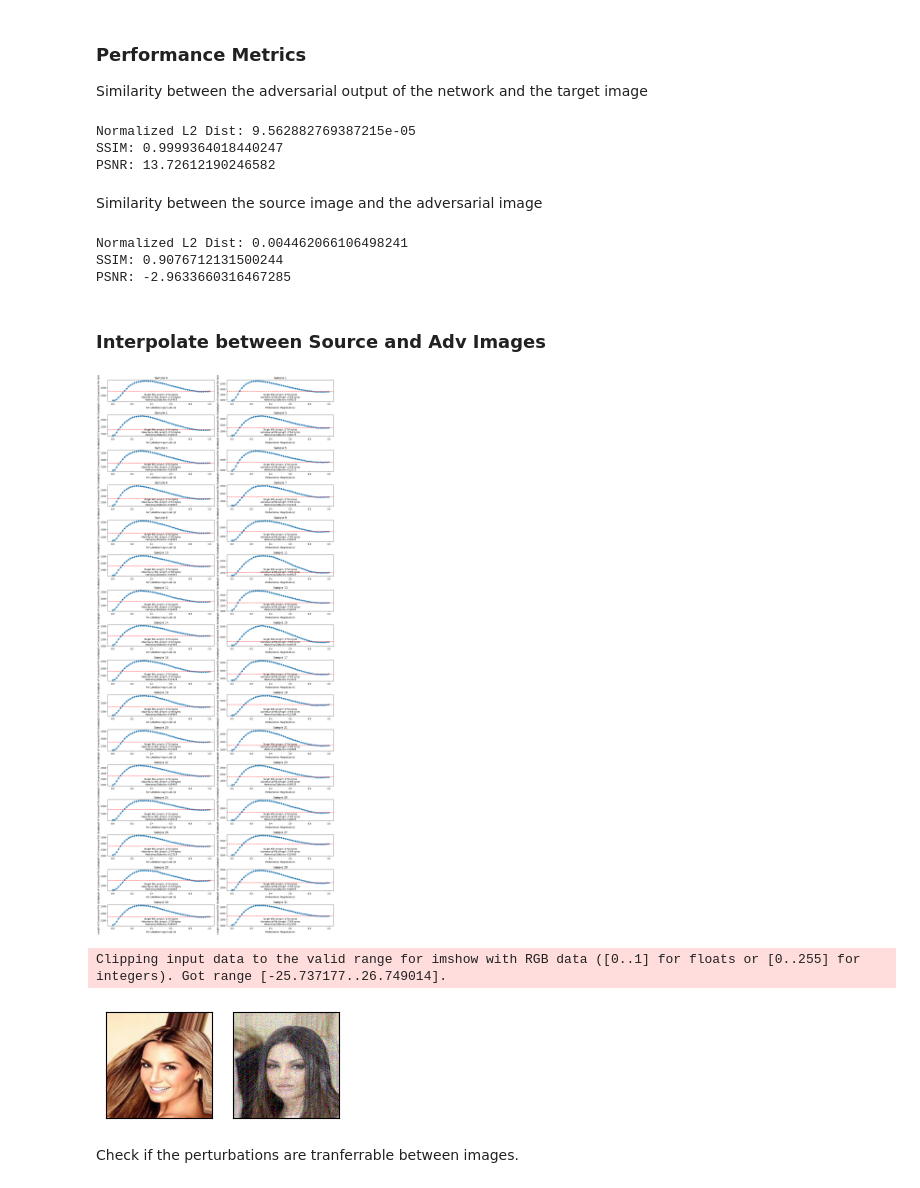
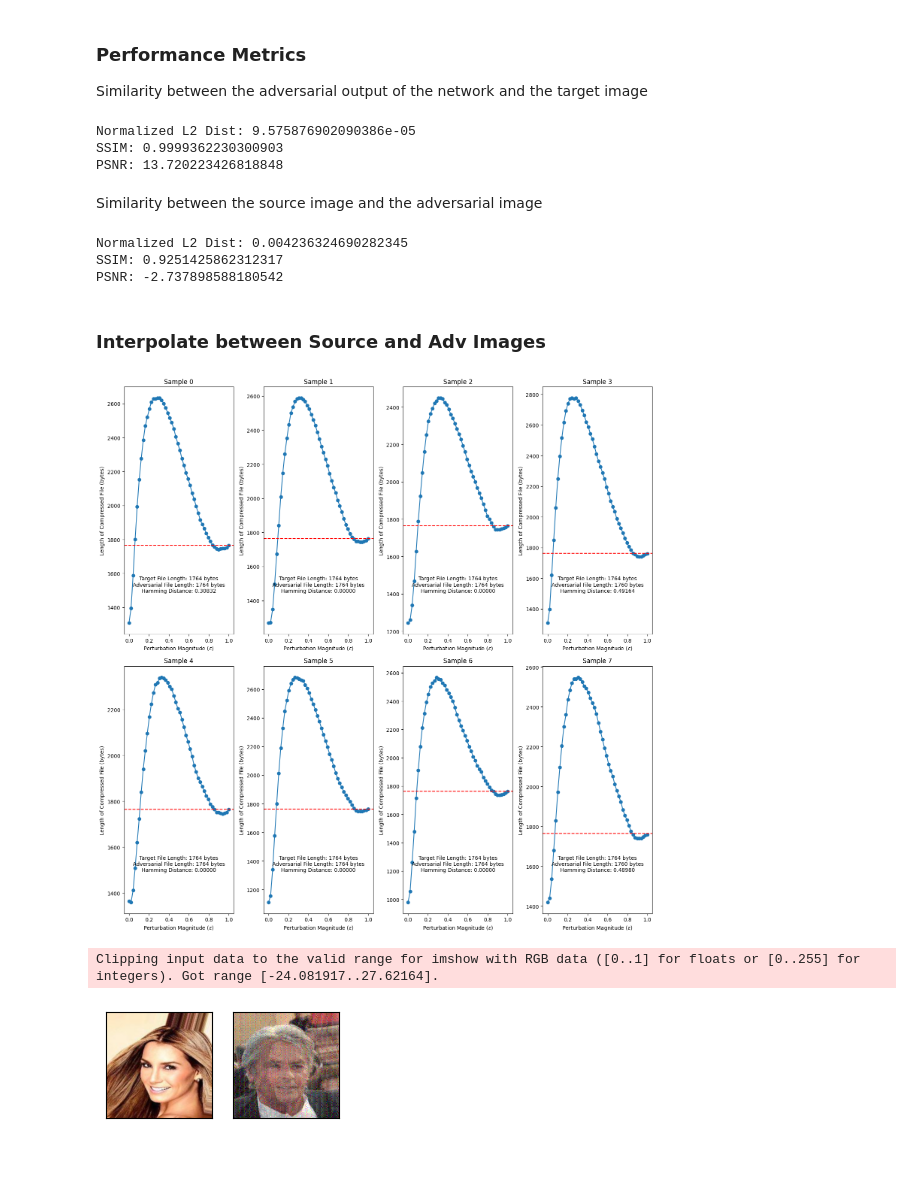
Before and after one commit to neddamj/nicsec, a Jupyter notebook: attack_neural_compression.ipynb, the cells around one changed output. Saved outputs shown, nothing was run; the diff lists cells and outputs as text; code cells hidden in the pictures; blank space fills up the shorter version.

```diff
--- a/attack_neural_compression.ipynb
+++ b/attack_neural_compression.ipynb
@@ -43,9 +43,9 @@ models = {
     'my_cheng2020_anchor'         : my_cheng2020_anchor(quality=2, pretrained=True).train().to(torch.float32).to(device),
     'my_cheng2020_attn'           : my_cheng2020_attn(quality=2, pretrained=True).train().to(torch.float32).to(device),
     'my_mbt2018'                  : my_mbt2018(quality=2, pretrained=True).train().to(torch.float32).to(device),
-    'my_mbt2018_mean'             : my_mbt2018_mean(quality=2, pretrained=True).to(torch.float32).train().to(device)
+    'my_mbt2018_mean'             : my_mbt2018_mean(quality=2, pretrained=True).train().to(torch.float32).to(device)
 }
-net = models['my_bmshj2018_factorized']
+net = models['my_bmshj2018_factorized_relu']
 print(f'Parameters: {sum(p.numel() for p in net.parameters())}')
 # %% [output]
 Parameters: 2998147
@@ -90,7 +90,7 @@ class StatsMeter:
 # %%
 x = dataset[0][0].unsqueeze(0).to(device)
 
-num_sources = 32
+num_sources = 8
 x_hat = [] #dataset[1][0].unsqueeze(0).to(device)
 for i, (images, label) in enumerate(dataloader):
     # num sources must be less than batch size
@@ -102,7 +102,7 @@ x_hat.requires_grad = True
 # %%
 class CustomLRScheduler(_LRScheduler):
     def __init__(self,
-                 optimizer: torch.Tensor,
+                 optimizer: torch.optim.Optimizer,
                  update_every: int = 1000,
                  update_factor: int = 10,
                  last_epoch: int = -1):
@@ -246,9 +245,9 @@ for i in range(num_sources):
 
 print(f'Normalized L2 Dist: {torch.tensor(normalized_l2_dist).mean()}\nSSIM: {torch.tensor(struct_sim).mean()}\nPSNR: {torch.tensor(psnr).mean()}')
 # %% [output]
-Normalized L2 Dist: 9.562882769387215e-05
-SSIM: 0.9999364018440247
-PSNR: 13.72612190246582
+Normalized L2 Dist: 9.575876902090386e-05
+SSIM: 0.9999362230300903
+PSNR: 13.720223426818848
 # %% [markdown]
 Similarity between the source image and the adversarial image
 # %%
@@ -260,13 +259,13 @@ for i in range(num_sources):
 
 print(f'Normalized L2 Dist: {torch.tensor(normalized_l2_dist).mean()}\nSSIM: {torch.tensor(struct_sim).mean()}\nPSNR: {torch.tensor(psnr).mean()}')
 # %% [output]
-Normalized L2 Dist: 0.004462066106498241
-SSIM: 0.9076712131500244
-PSNR: -2.9633660316467285
+Normalized L2 Dist: 0.004236324690282345
+SSIM: 0.9251425862312317
+PSNR: -2.737898588180542
 # %% [markdown]
 ### Interpolate between Source and Adv Images
 # %%
-fig, axs = plt.subplots(num_sources // 2, 2, figsize=(15, 35))
+fig, axs = plt.subplots(num_sources // 4, 4, figsize=(15, 15))
 
 # Flatten axs if it's a 2D array to make indexing easier
 axs = axs.ravel() if num_sources > 1 else [axs]
@@ -303,46 +302,44 @@ for idx in range(num_sources):
         file_len = len(out['strings'][0][0])
         file_lengths.append(file_len)
 
     # Calculate Hamming distance between the target and adversarial image compression
     bytes1 = x_out['strings'][0][0]
     bytes2 = net.compress(x_hat[sample_number].unsqueeze(0).to(device))['strings'][0][0]  # Use the second-to-last intermediate image
 
     hamming_dist = 0
     for byte1, byte2 in zip(bytes1, bytes2):
         hamming_dist += bin(byte1 ^ byte2).count('1')
 
     normalized_hamming_dist = hamming_dist / (len(bytes1) * 8)
 
     # Plot the file lengths vs interpolation intervals
     axs[idx].plot(intervals.cpu(), file_lengths, marker='o')
     axs[idx].set_xlabel('Perturbation Magnitude ($\\epsilon$)')
     axs[idx].set_ylabel('Length of Compressed File (bytes)')
     axs[idx].set_title(f'Sample {sample_number}')
     axs[idx].axhline(y=x_len, color='r', linestyle='--', label='Original Image Length')
 
     # Display Hamming distance on the plot
     txt = f'Target File Length: {len(bytes1)} bytes\nAdversarial File Length: {len(bytes2)} bytes\nHamming Distance: {normalized_hamming_dist:.5f}'
     axs[idx].text(0.5, 0.2, txt,
                   horizontalalignment='center', verticalalignment='center',
                   transform=axs[idx].transAxes, fontsize=10, color='black')
 
 # Adjust layout to prevent overlapping subplots
 plt.tight_layout()
 plt.show()
 # %% [output]
-[figure, old version]
+[figure, new version]
 # %%
 fig, axs = plt.subplots(1, 2, figsize=(3, 3))
 # Flatten axs if it's a 2D array to make indexing easier
 axs = axs.ravel() if num_sources > 1 else [axs]
 
-imgs = [x.squeeze(0).permute(1, 2, 0).detach().cpu().numpy(), x_hat[28].permute(1, 2, 0).detach().cpu().numpy()]
+imgs = [x.squeeze(0).permute(1, 2, 0).detach().cpu().numpy(), x_hat[1].permute(1, 2, 0).detach().cpu().numpy()]
 for idx in range(2):
     axs[idx].imshow(imgs[idx])
     axs[idx].set_xticks([])
     axs[idx].set_yticks([])
 # %% [output]
-Clipping input data to the valid range for imshow with RGB data ([0..1] for floats or [0..255] for integers). Got range [-25.737177..26.749014].
+Clipping input data to the valid range for imshow with RGB data ([0..1] for floats or [0..255] for integers). Got range [-24.081917..27.62164].
-[figure, old version]
+[figure, new version]
-# %% [markdown]
-Check if the perturbations are tranferrable between images.
```
Also changed, not shown: parts of 5 cells of this notebook.
